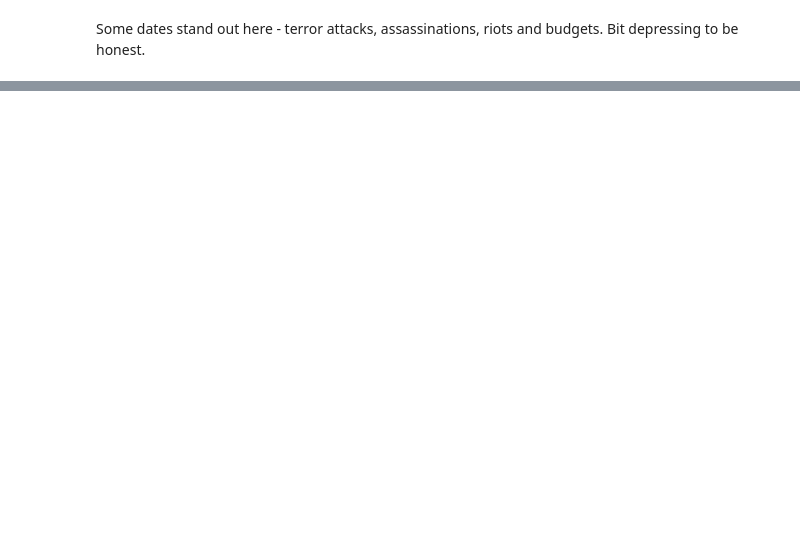
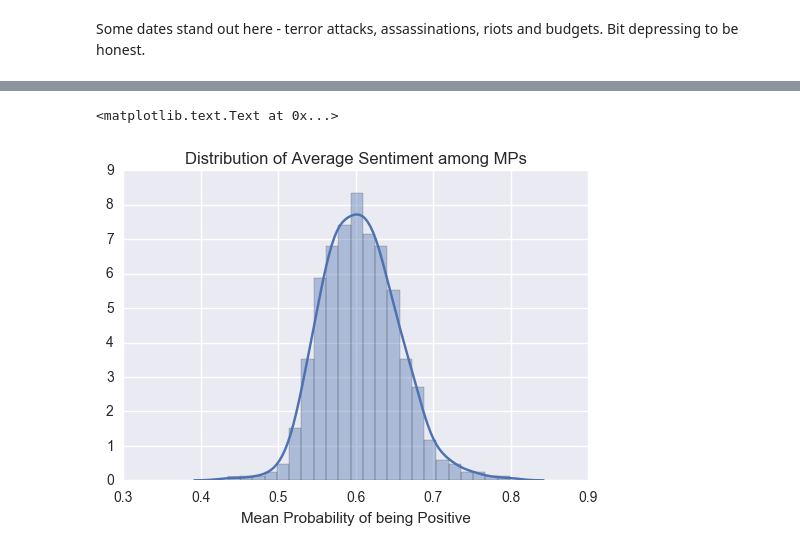
Before and after one commit to josephhalstead/Westminster-Tweet-Analysis, a Jupyter notebook: NLP/sentiment_analysis.ipynb, the cells around one changed output, grey strips where cells are left out. Saved outputs shown, nothing was run; the diff lists cells and outputs as text; code cells hidden in the pictures; blank space fills up the shorter version.

```diff
--- a/NLP/sentiment_analysis.ipynb
+++ b/NLP/sentiment_analysis.ipynb
@@ -436,0 +479,8 @@ grouped.sort_values('positive_prob', ascending=False).head(10)
+# %%
+sns.distplot(grouped_mean['positive_prob'])
+
+plt.title('Distribution of Average Sentiment among MPs')
+plt.xlabel('Mean Probability of being Positive')
+# %% [output]
+<matplotlib.text.Text at 0x...>
+[figure, added]
```
Also changed, not shown: parts of 38 cells of this notebook, 1 other file.
